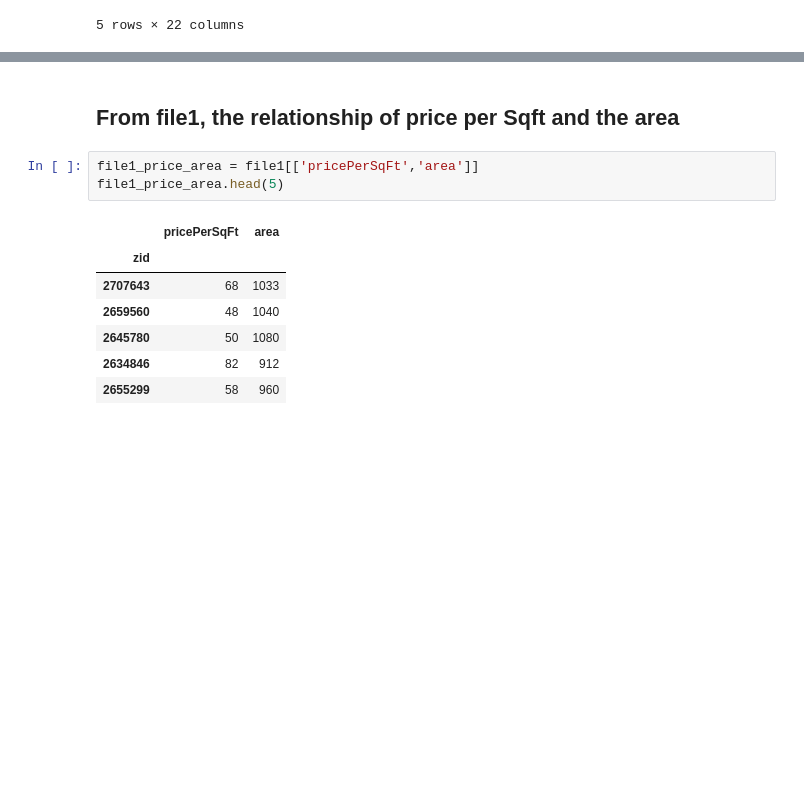
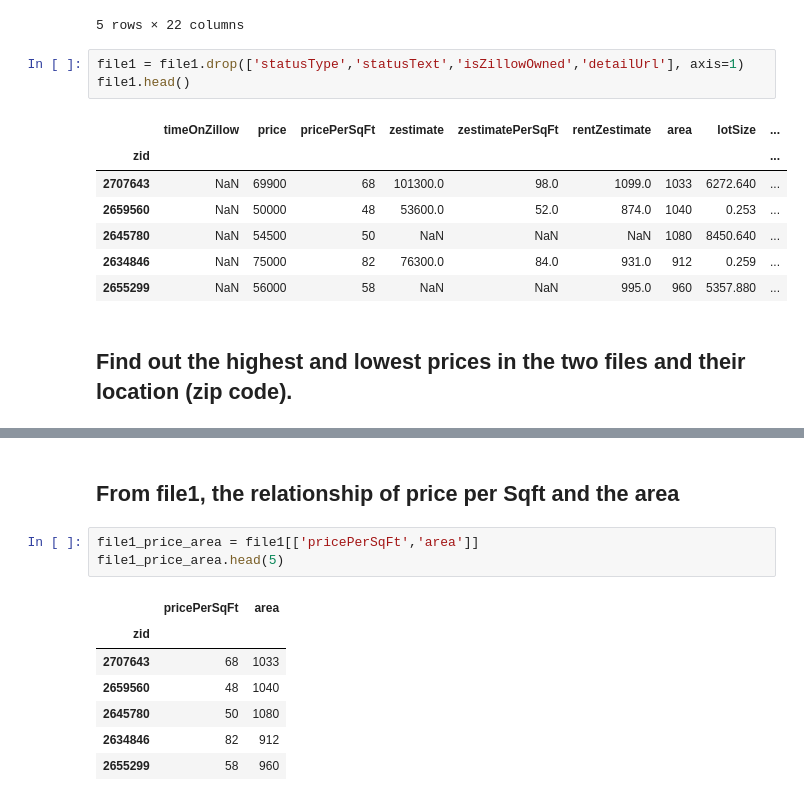
Before and after one commit to DamonChen-slu/hds5210-2022, a Jupyter notebook: Final-2022/Final_project_saint_louis_house_price.ipynb, the cells around one changed output, grey strips where cells are left out. Saved outputs shown, nothing was run; the diff lists cells and outputs as text; blank space fills up the shorter version.

```diff
--- a/Final-2022/Final_project_saint_louis_house_price.ipynb
+++ b/Final-2022/Final_project_saint_louis_house_price.ipynb
@@ -107,3 +109,16 @@ file1.dropna(axis=1,how="all").head(5)
 | 2634846 | FOR_SALE | House for sale | 75000 | 82 | 76300.0 | 84.0 | 931.0 | 912 | ... |
 | 2655299 | FOR_SALE | House for sale | 56000 | 58 | NaN | NaN | 995.0 | 960 | ... |
 5 rows × 22 columns
+# %%
+file1 = file1.drop(['statusType','statusText','isZillowOwned','detailUrl'], axis=1)
+file1.head()
+# %% [output]
+|  | timeOnZillow | price | pricePerSqFt | zestimate | zestimatePerSqFt | rentZestimate | area | lotSize | ... |
+| zid |  |  |  |  |  |  |  |  | ... |
+| 2707643 | NaN | 69900 | 68 | 101300.0 | 98.0 | 1099.0 | 1033 | 6272.640 | ... |
+| 2659560 | NaN | 50000 | 48 | 53600.0 | 52.0 | 874.0 | 1040 | 0.253 | ... |
+| 2645780 | NaN | 54500 | 50 | NaN | NaN | NaN | 1080 | 8450.640 | ... |
+| 2634846 | NaN | 75000 | 82 | 76300.0 | 84.0 | 931.0 | 912 | 0.259 | ... |
+| 2655299 | NaN | 56000 | 58 | NaN | NaN | 995.0 | 960 | 5357.880 | ... |
+# %% [markdown]
+## Find out the highest and lowest prices in the two files and their location (zip code).
```
Also changed, not shown: parts of 14 cells of this notebook.
